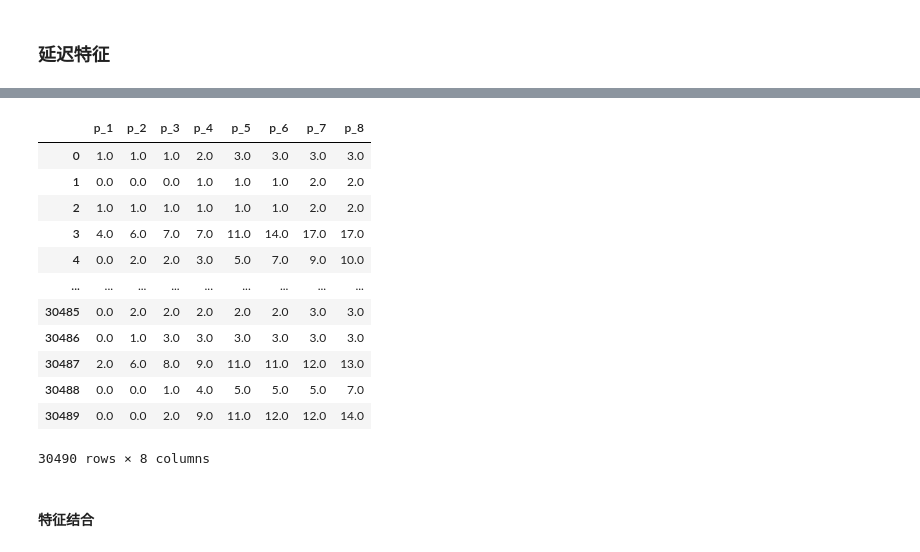
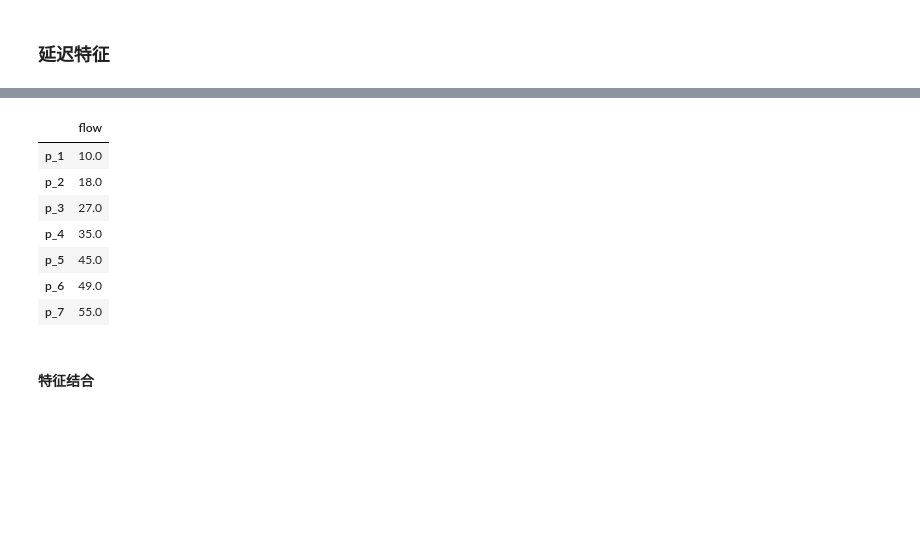
Before and after one commit to Zhou1317fe5/ml-projects, a Jupyter notebook: SEED2023/智慧交通/code/lightgbm/lightgbm.ipynb, the cells around one changed output, grey strips where cells are left out. Drawn from its saved outputs; the diff is of its cells as text; code cells hidden in the pictures; blank space fills up the shorter version.

```diff
--- a/SEED2023/智慧交通/code/lightgbm/lightgbm.ipynb
+++ b/SEED2023/智慧交通/code/lightgbm/lightgbm.ipynb
@@ -68,0 +134,5 @@ sell_prices
+# %%
+lane_arm = flow.pop("LANE_ARM")
+flow.insert(2,'LANE_ARM',lane_arm)
+# %%
+flow.drop(['LANE_ID','ARM_ID'],axis = 1,inplace = True)
@@ -100,10 +296,10 @@ x
 # %%
-target_day = 1914
+target_day = 7550
 
-#使用历史数据中最后的7天构造特征
+#使用历史数据中最后的7个构造特征
 local_range = 7
 
-# 由于使用前1913天的数据预测第1914天，历史数据与预测目标的距离只有1天，因此predict_distance=1
-# 如果使用前1913天的数据预测第1915天，则历史数据与预测目标的距离有2天，因此predict_distance=2，以此类推
+# 由于使用前7549个的数据预测第7550个，历史数据与预测目标的距离只有1个单位，因此predict_distance=1
+# 如果使用前7549个的数据预测第7550个，则历史数据与预测目标的距离有2个单位，因此predict_distance=2，以此类推
 predict_distance = 1
 # %%
@@ -215,12 +390,12 @@ get_accumulated_features(target_day, predict_distance)
 # %%
-def get_period_sale(target_day, predict_distance):
-    period = 7
-    i_start = (predict_distance + period - 1) // period # 表示距离目标日期 predict_distance 天之前的第几个时间段，起始值为1
+def get_period_sale(data,target_day, predict_distance):
+    period = 288
+    i_start = (predict_distance + period - 1) // period # 表示距离目标日期 predict_distance 天之前的第几个时间段，为1
     period_sale = pd.DataFrame()
-    for i in range(8):
-        cur_day = target_day - (i + i_start) * period # 当前时间段对应的日期
-        period_sale['p_'+str(i + 1)] = x['d_' + str(cur_day)].astype(float)
+    for i in range(7): # 用过去7天的数据
+        cur_day = target_day - (i + i_start) * period
+        period_sale.loc['p_'+str(i + 1),'flow'] = data.iloc[cur_day,0]
     return period_sale
 
-get_period_sale(target_day, predict_distance)
+get_period_sale(merged_flow,target_day, predict_distance)
 # %% [output]
@@ -243,24 +413,19 @@ get_period_sale(target_day, predict_distance)
 # %%
-def get_period_features(target_day, predict_distance):
-    tx_period = get_period_sale(target_day, predict_distance)
-    tx_period = tx_period.cumsum(axis=1)
+def get_period_features(data,target_day, predict_distance):
+    tx_period = get_period_sale(data,target_day, predict_distance)
+    tx_period = tx_period.cumsum(axis=0)
     return tx_period
 
-get_period_features(target_day, predict_distance)
+get_period_features(merged_flow,target_day, predict_distance)
 # %% [output]
-|  | p_1 | p_2 | p_3 | p_4 | p_5 | p_6 | p_7 | p_8 |
-| 0 | 1.0 | 1.0 | 1.0 | 2.0 | 3.0 | 3.0 | 3.0 | 3.0 |
-| 1 | 0.0 | 0.0 | 0.0 | 1.0 | 1.0 | 1.0 | 2.0 | 2.0 |
-| 2 | 1.0 | 1.0 | 1.0 | 1.0 | 1.0 | 1.0 | 2.0 | 2.0 |
-| 3 | 4.0 | 6.0 | 7.0 | 7.0 | 11.0 | 14.0 | 17.0 | 17.0 |
-| 4 | 0.0 | 2.0 | 2.0 | 3.0 | 5.0 | 7.0 | 9.0 | 10.0 |
-| ... | ... | ... | ... | ... | ... | ... | ... | ... |
-| 30485 | 0.0 | 2.0 | 2.0 | 2.0 | 2.0 | 2.0 | 3.0 | 3.0 |
-| 30486 | 0.0 | 1.0 | 3.0 | 3.0 | 3.0 | 3.0 | 3.0 | 3.0 |
-| 30487 | 2.0 | 6.0 | 8.0 | 9.0 | 11.0 | 11.0 | 12.0 | 13.0 |
-| 30488 | 0.0 | 0.0 | 1.0 | 4.0 | 5.0 | 5.0 | 5.0 | 7.0 |
-| 30489 | 0.0 | 0.0 | 2.0 | 9.0 | 11.0 | 12.0 | 12.0 | 14.0 |
+|  | flow |
+| p_1 | 10.0 |
+| p_2 | 18.0 |
+| p_3 | 27.0 |
+| p_4 | 35.0 |
+| p_5 | 45.0 |
+| p_6 | 49.0 |
+| p_7 | 55.0 |
-30490 rows × 8 columns
 # %% [markdown]
 #### 特征结合
 # %% [markdown]
```
Also changed, not shown: parts of 161 cells of this notebook, 13 other files.
